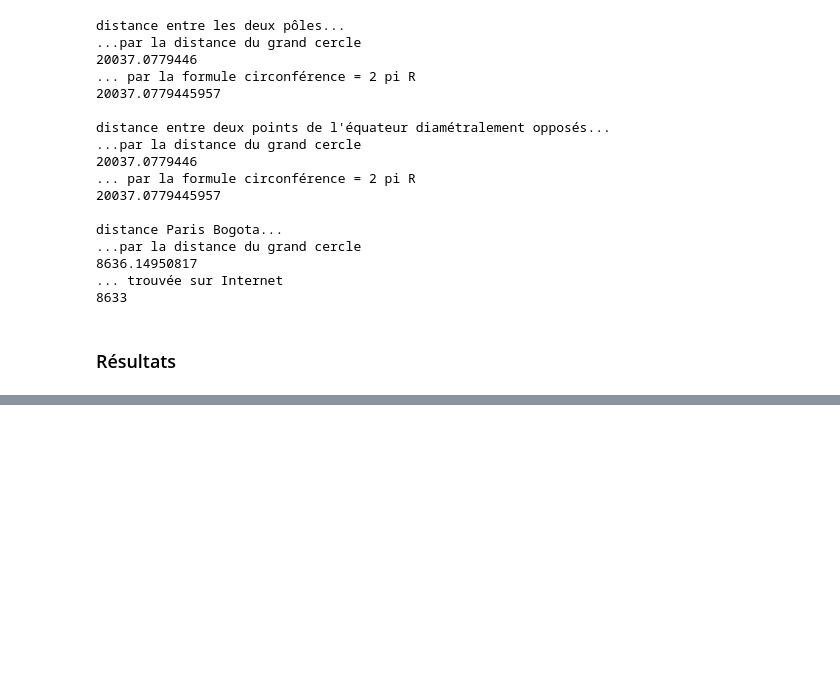
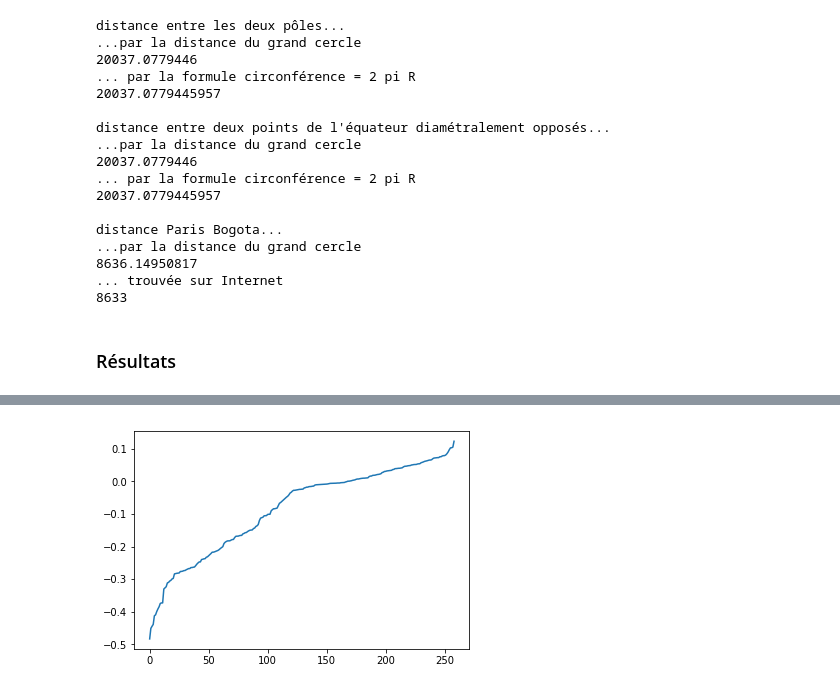
Before and after one commit to SebCoube/SOADML-music-location, a Jupyter notebook: SOADML.ipynb, the cells around one changed output, grey strips where cells are left out. Saved outputs shown, nothing was run; the diff lists cells and outputs as text; code cells hidden in the pictures; blank space fills up the shorter version.

```diff
--- a/SOADML.ipynb
+++ b/SOADML.ipynb
@@ -150,0 +419,10 @@ kullback_leibler(init_params, 1)
+# %%
+#Perte earth mover approximée
+#On utilise comme coûts une matrice de 1 avec la diagonale à 0
+
+def earth_mover_objective (params,t) :
+    t = t%799
+    predict = nn_predict(params, train[t,0:116] , nonlinearity=np.tanh)
+    true = train[t,116:]/sum(train[t,116:])
+    M= np.ones((400, 400))-np.identity(400)
+    return(np.sum(np.multiply(M,sinkhorn(true, predict, M, 0.05, 1000))))
@@ -150,0 +431,20 @@ kullback_leibler(init_params, 1)
+# %%
+optimized_params = adam(grad(earth_mover_objective), init_params, step_size=0.01, num_iters=2000)
+# %%
+def earth_mover_loss (params) :
+    preds = pred(params)
+    true = []
+    for i in range(np.shape(test)[0]) :
+         true.append(test[i, 116:])
+    EM = []
+    M= np.ones((400, 400))-np.identity(400)
+    for i in range(np.shape(test)[0]):
+        EM.append(np.sum(np.multiply(sinkhorn( true[i], preds[i], M, 0.05, 1000), M)))
+    return(EM)
+
+print(np.mean(np.array(earth_mover_loss(optimized_params))-np.array(earth_mover_loss(init_params))))
+# %%
+plt.plot(np.sort(np.array(earth_mover_loss(optimized_params))-np.array(earth_mover_loss(init_params))))
+plt.show()
+# %% [output]
+[figure, added]
```
Also changed, not shown: parts of 21 cells of this notebook.
